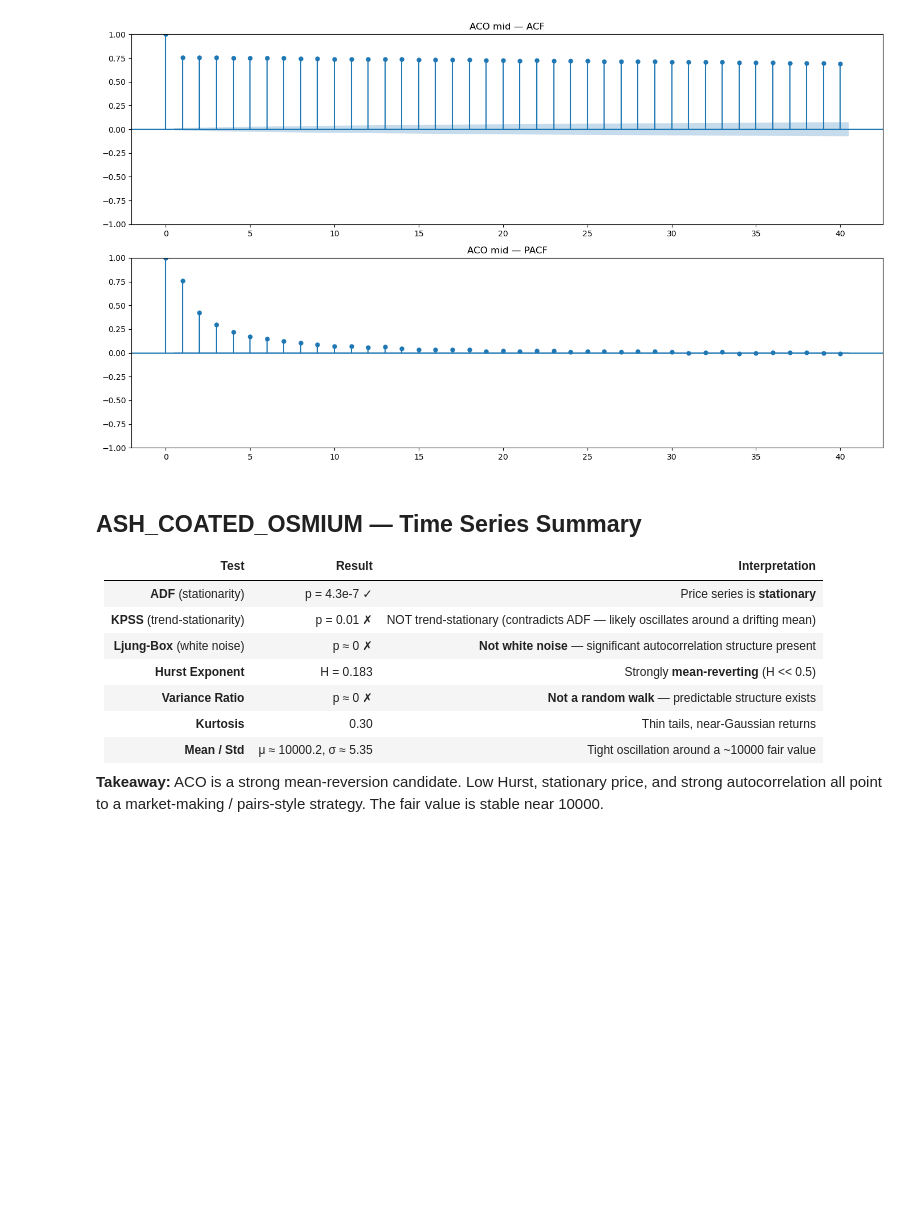
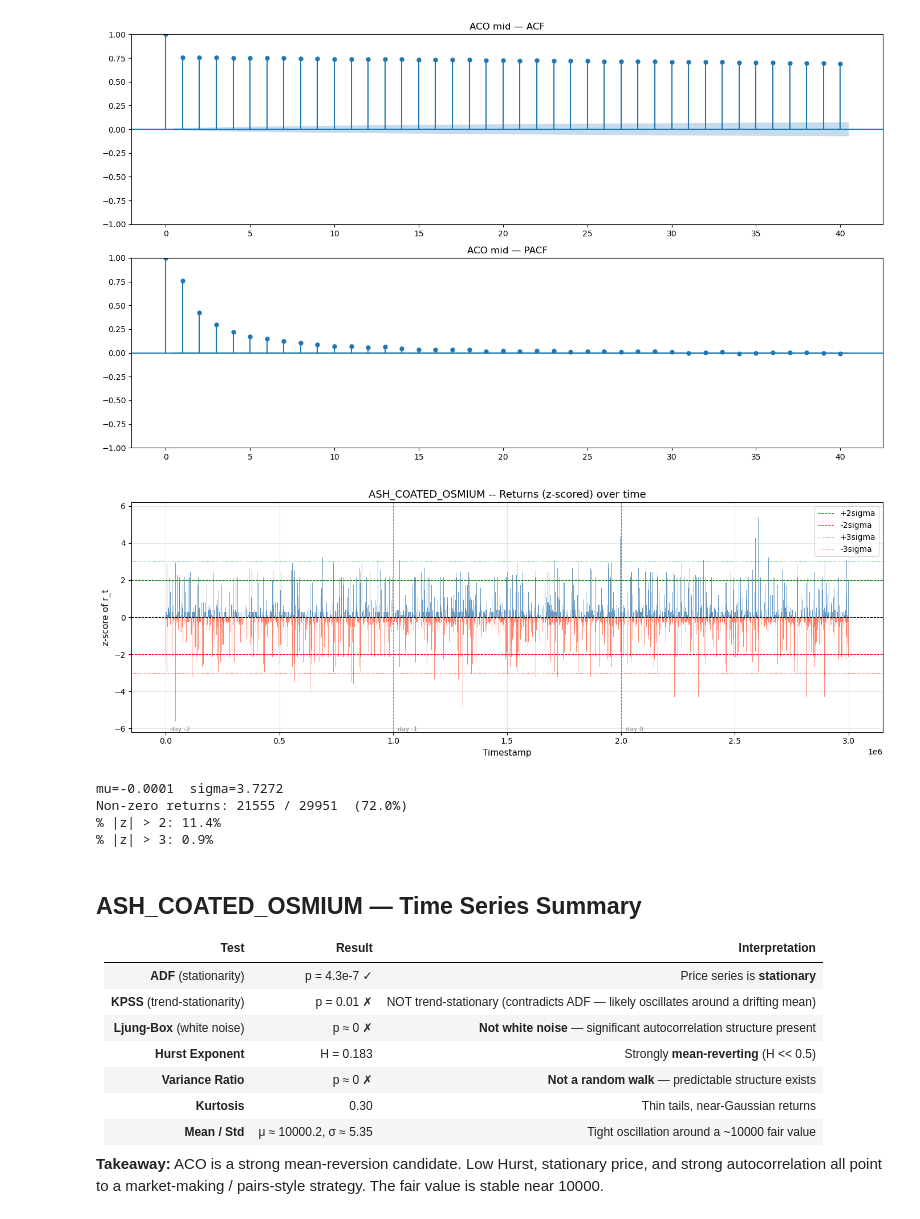
Before and after one commit to nikaslukyanov/kernel_trick, a Jupyter notebook: ROUND1/time_series_tests.ipynb, the cells around one changed output. Cells and saved outputs as stored; diff of their text form; code cells hidden in the pictures; blank space fills up the shorter version.

Commit message:
time ser r1

```diff
--- a/ROUND1/time_series_tests.ipynb
+++ b/ROUND1/time_series_tests.ipynb
@@ -190,6 +190,45 @@ plt.tight_layout()
 plt.show()
 # %% [output]
 [figure]
+# %%
+# ── Returns over time (z-scored) ─────────────────────────────────────────────
+r_full = aco_prices['mid_price'].dropna().diff()
+ts     = aco_prices['timestamp'].dropna()
+
+mu_r  = r_full.mean()
+sig_r = r_full.std()
+z_r   = (r_full - mu_r) / sig_r
+
+fig, ax = plt.subplots(figsize=(14, 5))
+colors = ['steelblue' if v >= 0 else 'tomato' for v in z_r.fillna(0)]
+ax.bar(ts, z_r, width=200, color=colors, alpha=0.8)
+ax.axhline(0,   color='black', linewidth=0.8, linestyle='--')
+ax.axhline( 2,  color='green', linewidth=0.8, linestyle='--', label='+2sigma')
+ax.axhline(-2,  color='red',   linewidth=0.8, linestyle='--', label='-2sigma')
+ax.axhline( 3,  color='green', linewidth=0.6, linestyle=':',  label='+3sigma')
+ax.axhline(-3,  color='red',   linewidth=0.6, linestyle=':',  label='-3sigma')
+for sep in [1_000_000, 2_000_000]:
+    ax.axvline(sep, color='gray', lw=0.8, ls='--')
+for i, label in enumerate(['day -2', 'day -1', 'day 0']):
+    ax.text(i * 1_000_000 + 20_000, ax.get_ylim()[0], label, fontsize=8, color='gray', va='bottom')
+ax.set_xlabel('Timestamp', fontsize=11)
+ax.set_ylabel('z-score of r_t', fontsize=11)
+ax.set_title('ASH_COATED_OSMIUM -- Returns (z-scored) over time', fontsize=13)
+ax.legend(fontsize=10)
+ax.grid(True, alpha=0.3)
+plt.tight_layout()
+plt.show()
+
+print(f'mu={mu_r:.4f}  sigma={sig_r:.4f}')
+print(f'Non-zero returns: {(r_full != 0).sum()} / {len(r_full)}  ({(r_full != 0).mean()*100:.1f}%)')
+print(f'% |z| > 2: {(z_r.abs() > 2).mean()*100:.1f}%')
+print(f'% |z| > 3: {(z_r.abs() > 3).mean()*100:.1f}%')
+# %% [output]
+[figure, added]
+mu=-0.0001  sigma=3.7272
+Non-zero returns: 21555 / 29951  (72.0%)
+% |z| > 2: 11.4%
+% |z| > 3: 0.9%
 # %% [markdown]
 ## ASH_COATED_OSMIUM — Time Series Summary
 
```
Also changed, not shown: parts of 6 cells of this notebook, 2 other files.
